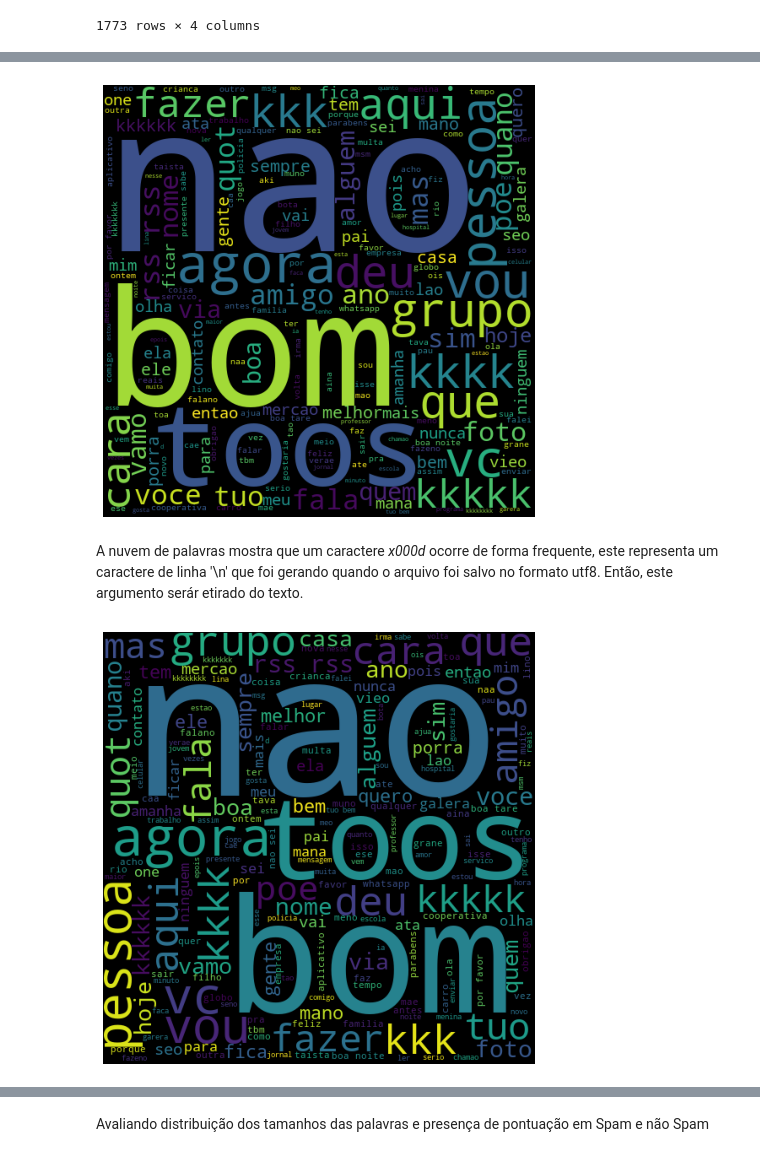
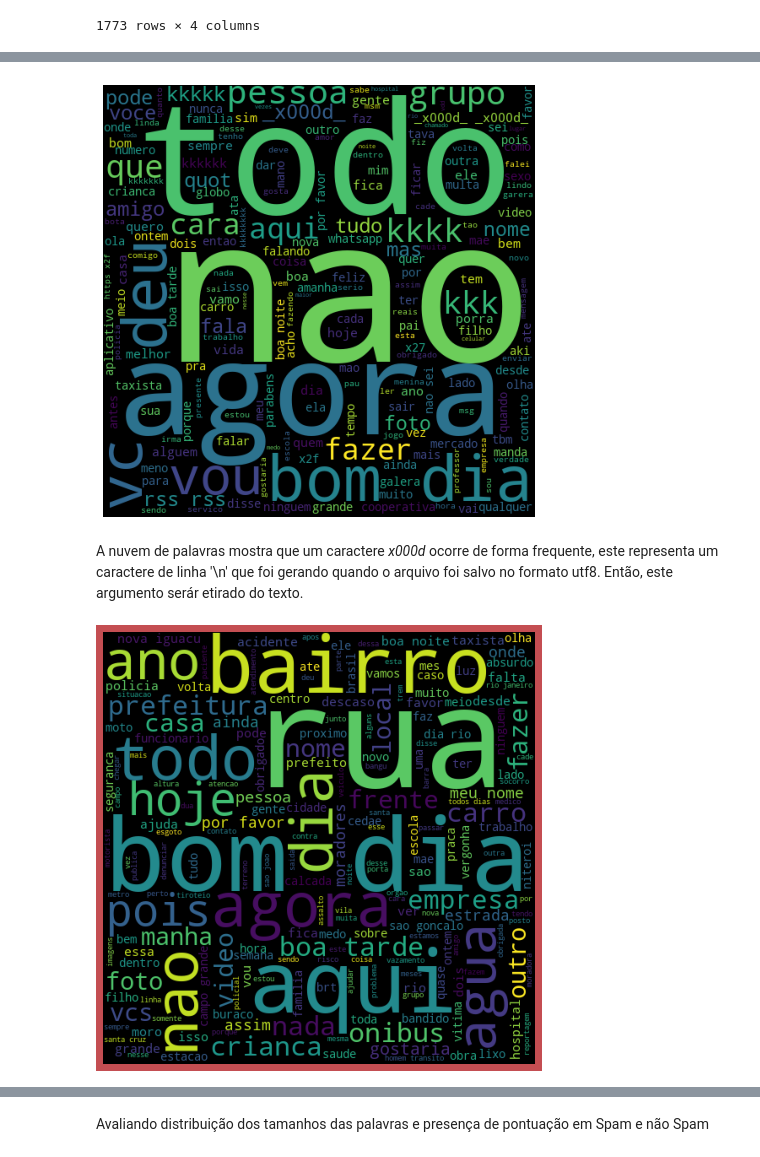
Before and after one commit to ThiagoSViana/spam_ham, a Jupyter notebook: code/exploring_spam_ham.ipynb, the cells around one changed output, grey strips where cells are left out. Saved outputs shown, nothing was run; the diff lists cells and outputs as text; code cells hidden in the pictures.

Commit message:
Correção de texto

```diff
--- a/code/exploring_spam_ham.ipynb
+++ b/code/exploring_spam_ham.ipynb
@@ -34,3 +41,5 @@ In this task we will be doing some preprocessing to convert our data in a form t
 # %%
-Path() / '..'/ 'data' / 'processed_utf8' / 'Data_Train_utf.xlsx'
+path = Path() / '..'/ 'data' / 'processed_utf8' / 'Data_Train_utf.xlsx'
+df = pd.read_excel(path)
+df.head()
 # %% [output]
@@ -38,3 +51,0 @@ WindowsPath('../data/processed_utf8/Data_Train_utf.xlsx')
-# %%
-df = pd.read_excel('../data/processed_utf8/Data_Train_utf.xlsx')
-df.head()
@@ -130,5 +141,6 @@ df
 # %%
-nltk_stopwords = stopwords.words('portuguese') + ["da", "meu", "em", "de", "ao", "os", "para", "vai", "pra"]
+#Adicionando palavras às preexistentes na biblioteca nltk_stopwords
+nltk_stopwords = stopwords.words('portuguese') + ["da", "meu", "em", "de", "ao", "os", "para", "vai", "pra", "_x000d_"]
 # %%
 #Checagem se as palavras novas foram adicionadas corretamente
 nltk_stopwords
@@ -166,7 +178,7 @@ def remove_stopwords(texto):
     return output
 # %%
 def normalizaTexto(texto):
-    output = re.sub(r'[-.;?!:,"()\'_x000d_]','', texto)
+    output = re.sub(r'[-.;?!:,"()\']','', texto)
     output = remove_stopwords(output)
     output = normalize('NFKD', output).encode('ASCII', 'ignore').decode('ASCII')
     return output.lower()
@@ -218,5 +231,5 @@ plt.show()
 # %%
-#Não SPAM
+#Word cloud para mensagens não SPAM
 
 no_spam_words = ' '.join(df[df['SPAM'] == True ]['text_norm'])
 no_spam = WordCloud(width = 512, height = 512).generate(no_spam_words)
@@ -227,6 +240,6 @@ plt.axis('off')
 plt.tight_layout(pad = 0)
 plt.show()
 # %% [output]
-[figure, old version]
+[figure, new version]
 # %% [markdown]
 A nuvem de palavras mostra que um caractere _x000d_ ocorre de forma frequente, este representa um caractere de linha '\n' que foi gerando quando o arquivo foi salvo no formato utf8. Então, este argumento serár etirado do texto.
@@ -236,12 +246,13 @@ A nuvem de palavras mostra que um caractere _x000d_ ocorre de forma frequente, e
 # %%
+#Word cloud das mensagens SPAM
 
-no_spam_words = ' '.join(df[df['SPAM'] == True ]['text_norm'])
-no_spam = WordCloud(width = 512, height = 512).generate(no_spam_words)
+spam_words = ' '.join(df[df['SPAM'] == False ]['text_norm'])
+spam_wc = WordCloud(width = 512, height = 512).generate(spam_words)
 
-plt.figure(figsize = (7,6), facecolor = 'w')
-plt.imshow(no_spam)
+plt.figure(figsize = (7,6), facecolor = 'r')
+plt.imshow(spam_wc)
 plt.axis('off')
 plt.tight_layout(pad = 0)
 plt.show()
 # %% [output]
-[figure, old version]
+[figure, new version]
```
Also changed, not shown: parts of 46 cells of this notebook, 1 other file.
